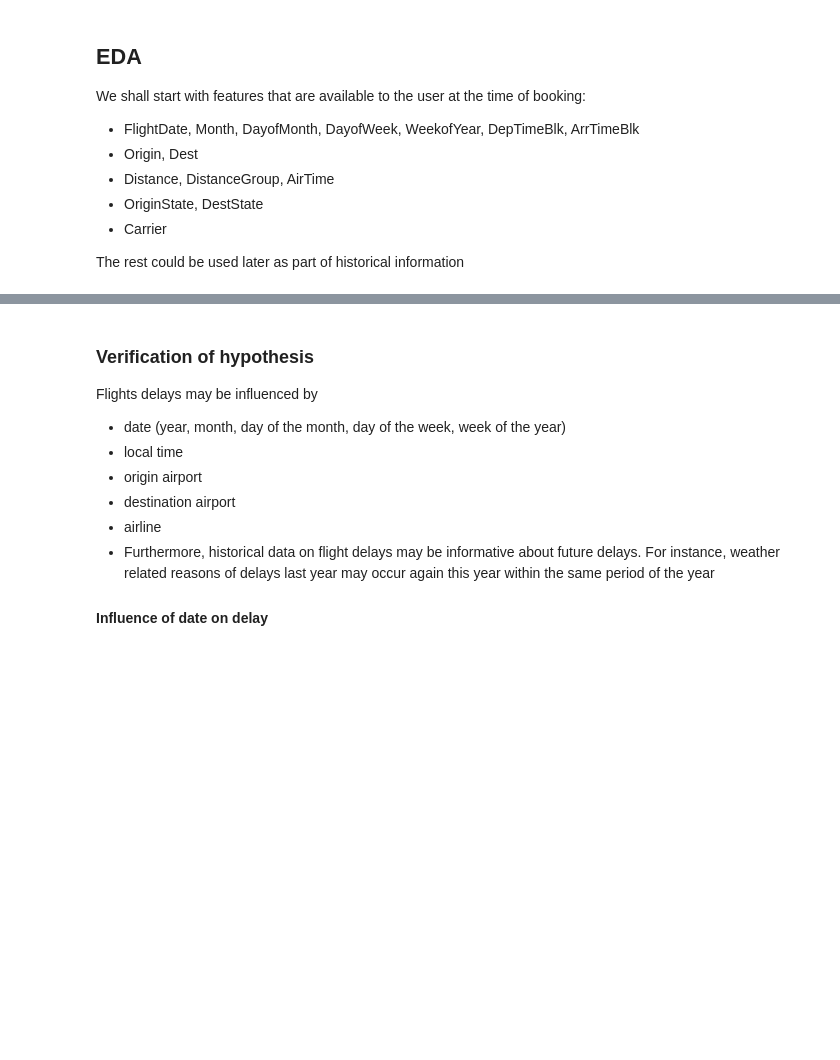
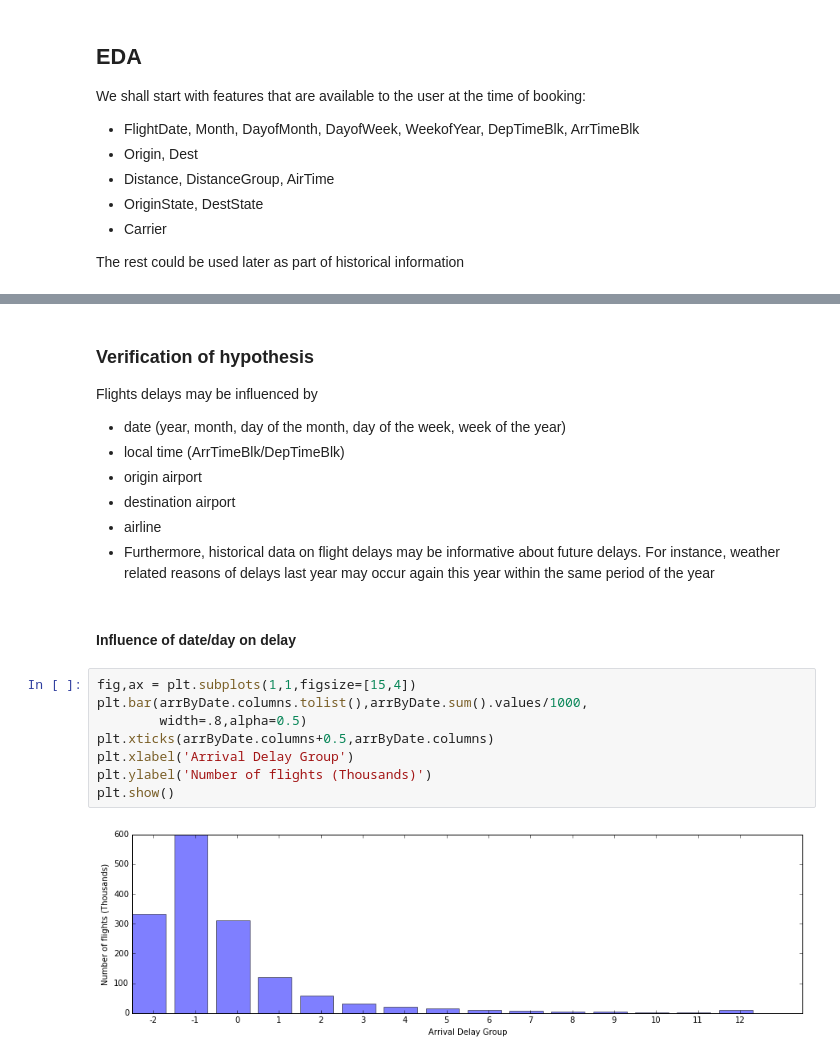
Before and after one commit to kthouz/Flights_Delays, a Jupyter notebook: 00_0_Delays Analysis.ipynb, the cells around one changed output, grey strips where cells are left out. Saved outputs shown, nothing was run; the diff lists cells and outputs as text; blank space fills up the shorter version.

```diff
--- a/00_0_Delays Analysis.ipynb
+++ b/00_0_Delays Analysis.ipynb
@@ -316,12 +319,23 @@ sample1.head()
 ### Verification of hypothesis
 Flights delays may be influenced by
 - date (year, month, day of the month, day of the week, week of the year)
-- local time
+- local time (ArrTimeBlk/DepTimeBlk)
 - origin airport
 - destination airport
 - airline
 - Furthermore, historical data on flight delays may be informative about future delays. For instance, weather related reasons of delays last year may occur again this year within the same period of the year
-#### Influence of date on delay
+# %% [markdown]
+ #### Influence of date/day on delay
+# %%
+fig,ax = plt.subplots(1,1,figsize=[15,4])
+plt.bar(arrByDate.columns.tolist(),arrByDate.sum().values/1000,
+        width=.8,alpha=0.5)
+plt.xticks(arrByDate.columns+0.5,arrByDate.columns)
+plt.xlabel('Arrival Delay Group')
+plt.ylabel('Number of flights (Thousands)')
+plt.show()
+# %% [output]
+[figure, added]
 # %%
 # plot delay groups by week of the year
 # Within the first 16 weeks:
```
Also changed, not shown: parts of 17 cells of this notebook, 1 other file.
